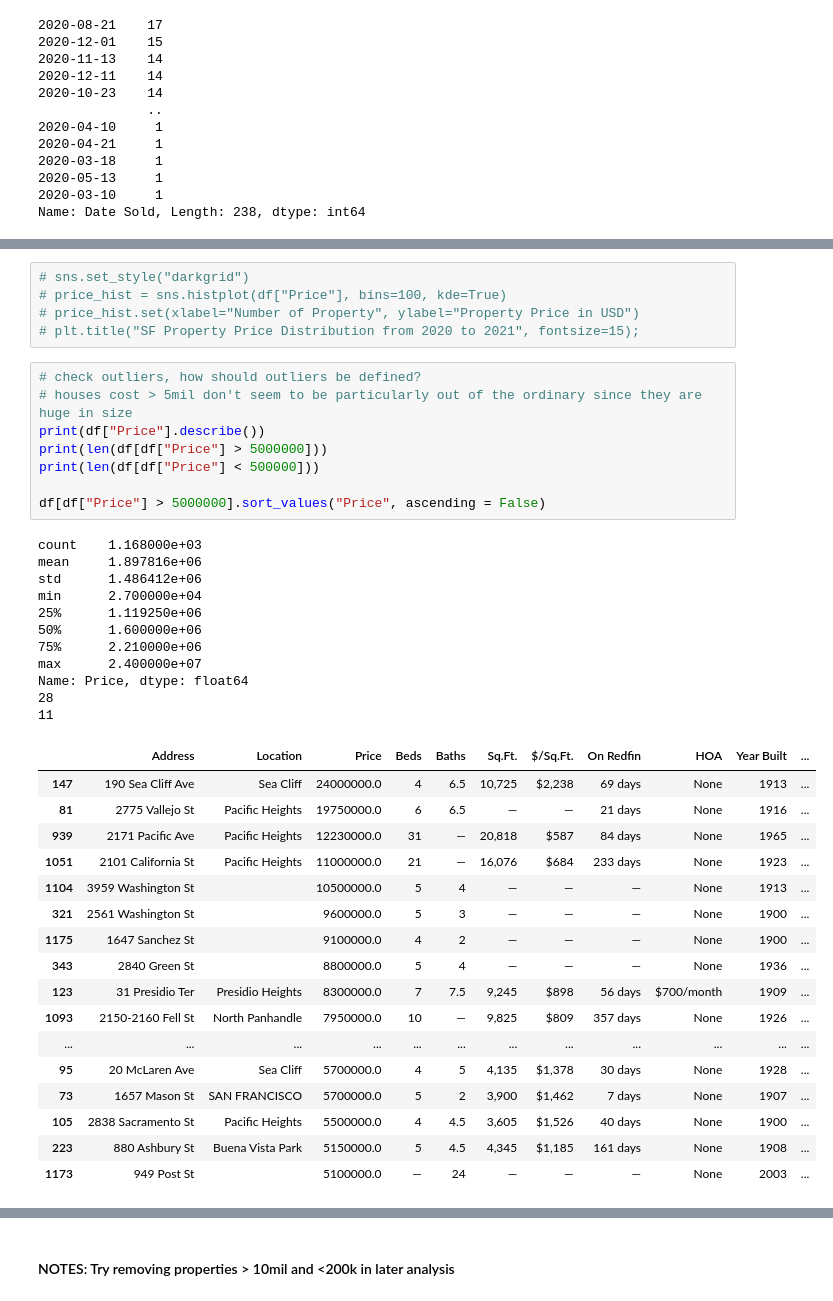
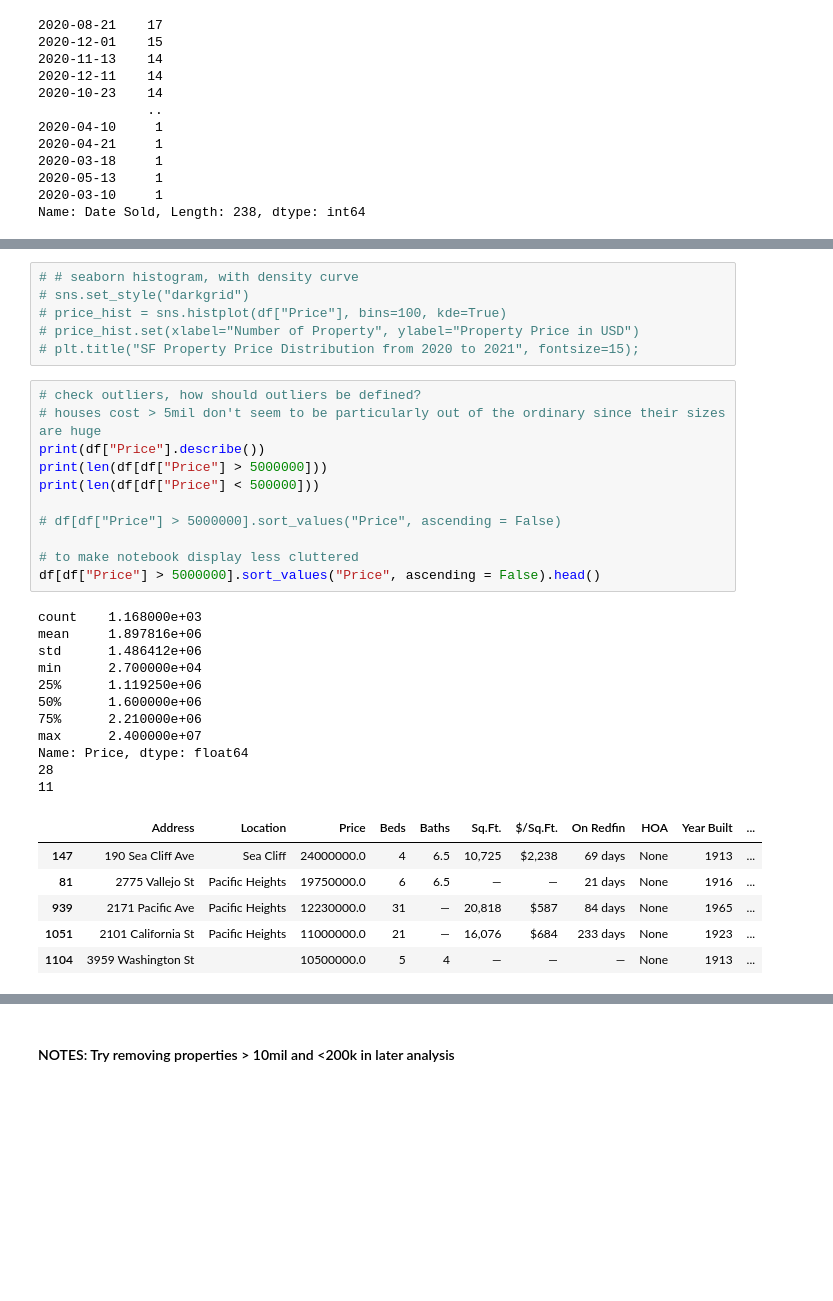
Before and after one commit to sarazong/Predicting_SF_Housing_Price, a Jupyter notebook: MetisP2_cleaning_EDA1.ipynb, the cells around one changed output, grey strips where cells are left out. Saved outputs shown, nothing was run; the diff lists cells and outputs as text; blank space fills up the shorter version.

Commit message:
Re-organize notebooks

```diff
--- a/MetisP2_cleaning_EDA1.ipynb
+++ b/MetisP2_cleaning_EDA1.ipynb
@@ -102,44 +99,37 @@ plt.xlabel("Property Price in USD", fontsize = 12);
 # %% [output]
 [drawing not drawn]
 # %%
+# # seaborn histogram, with density curve
 # sns.set_style("darkgrid")
 # price_hist = sns.histplot(df["Price"], bins=100, kde=True)
 # price_hist.set(xlabel="Number of Property", ylabel="Property Price in USD")
 # plt.title("SF Property Price Distribution from 2020 to 2021", fontsize=15);
 # %%
 # check outliers, how should outliers be defined?
-# houses cost > 5mil don't seem to be particularly out of the ordinary since they are huge in size
+# houses cost > 5mil don't seem to be particularly out of the ordinary since their sizes are huge
 print(df["Price"].describe())
 print(len(df[df["Price"] > 5000000]))
 print(len(df[df["Price"] < 500000]))
 
-df[df["Price"] > 5000000].sort_values("Price", ascending = False)
+# df[df["Price"] > 5000000].sort_values("Price", ascending = False)
+
+# to make notebook display less cluttered
+df[df["Price"] > 5000000].sort_values("Price", ascending = False).head()
 # %% [output]
 count    1.168000e+03
 mean     1.897816e+06
 std      1.486412e+06
 min      2.700000e+04
 25%      1.119250e+06
 50%      1.600000e+06
 75%      2.210000e+06
 max      2.400000e+07
 Name: Price, dtype: float64
 28
 11
 |  | Address | Location | Price | Beds | Baths | Sq.Ft. | $/Sq.Ft. | On Redfin | HOA | Year Built | ... |
 | 147 | 190 Sea Cliff Ave | Sea Cliff | 24000000.0 | 4 | 6.5 | 10,725 | $2,238 | 69 days | None | 1913 | ... |
 | 81 | 2775 Vallejo St | Pacific Heights | 19750000.0 | 6 | 6.5 | — | — | 21 days | None | 1916 | ... |
 | 939 | 2171 Pacific Ave | Pacific Heights | 12230000.0 | 31 | — | 20,818 | $587 | 84 days | None | 1965 | ... |
 | 1051 | 2101 California St | Pacific Heights | 11000000.0 | 21 | — | 16,076 | $684 | 233 days | None | 1923 | ... |
 | 1104 | 3959 Washington St |  | 10500000.0 | 5 | 4 | — | — | — | None | 1913 | ... |
-| 321 | 2561 Washington St |  | 9600000.0 | 5 | 3 | — | — | — | None | 1900 | ... |
-| 1175 | 1647 Sanchez St |  | 9100000.0 | 4 | 2 | — | — | — | None | 1900 | ... |
-| 343 | 2840 Green St |  | 8800000.0 | 5 | 4 | — | — | — | None | 1936 | ... |
-| 123 | 31 Presidio Ter | Presidio Heights | 8300000.0 | 7 | 7.5 | 9,245 | $898 | 56 days | $700/month | 1909 | ... |
-| 1093 | 2150-2160 Fell St | North Panhandle | 7950000.0 | 10 | — | 9,825 | $809 | 357 days | None | 1926 | ... |
-| ... | ... | ... | ... | ... | ... | ... | ... | ... | ... | ... | ... |
-| 95 | 20 McLaren Ave | Sea Cliff | 5700000.0 | 4 | 5 | 4,135 | $1,378 | 30 days | None | 1928 | ... |
-| 73 | 1657 Mason St | SAN FRANCISCO | 5700000.0 | 5 | 2 | 3,900 | $1,462 | 7 days | None | 1907 | ... |
-| 105 | 2838 Sacramento St | Pacific Heights | 5500000.0 | 4 | 4.5 | 3,605 | $1,526 | 40 days | None | 1900 | ... |
-| 223 | 880 Ashbury St | Buena Vista Park | 5150000.0 | 5 | 4.5 | 4,345 | $1,185 | 161 days | None | 1908 | ... |
-| 1173 | 949 Post St |  | 5100000.0 | — | 24 | — | — | — | None | 2003 | ... |
```
Also changed, not shown: parts of 46 cells of this notebook, 3 other files.
